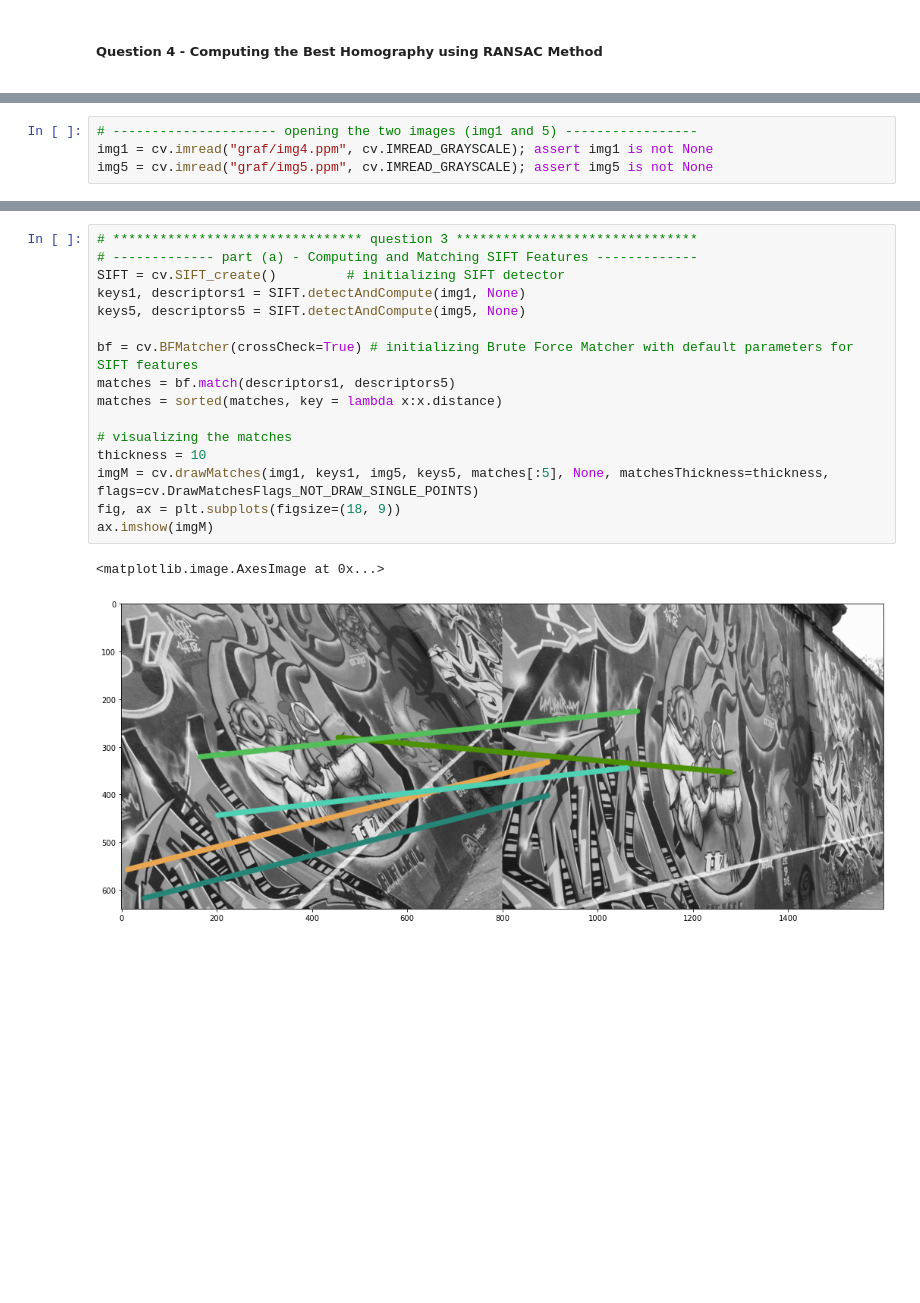
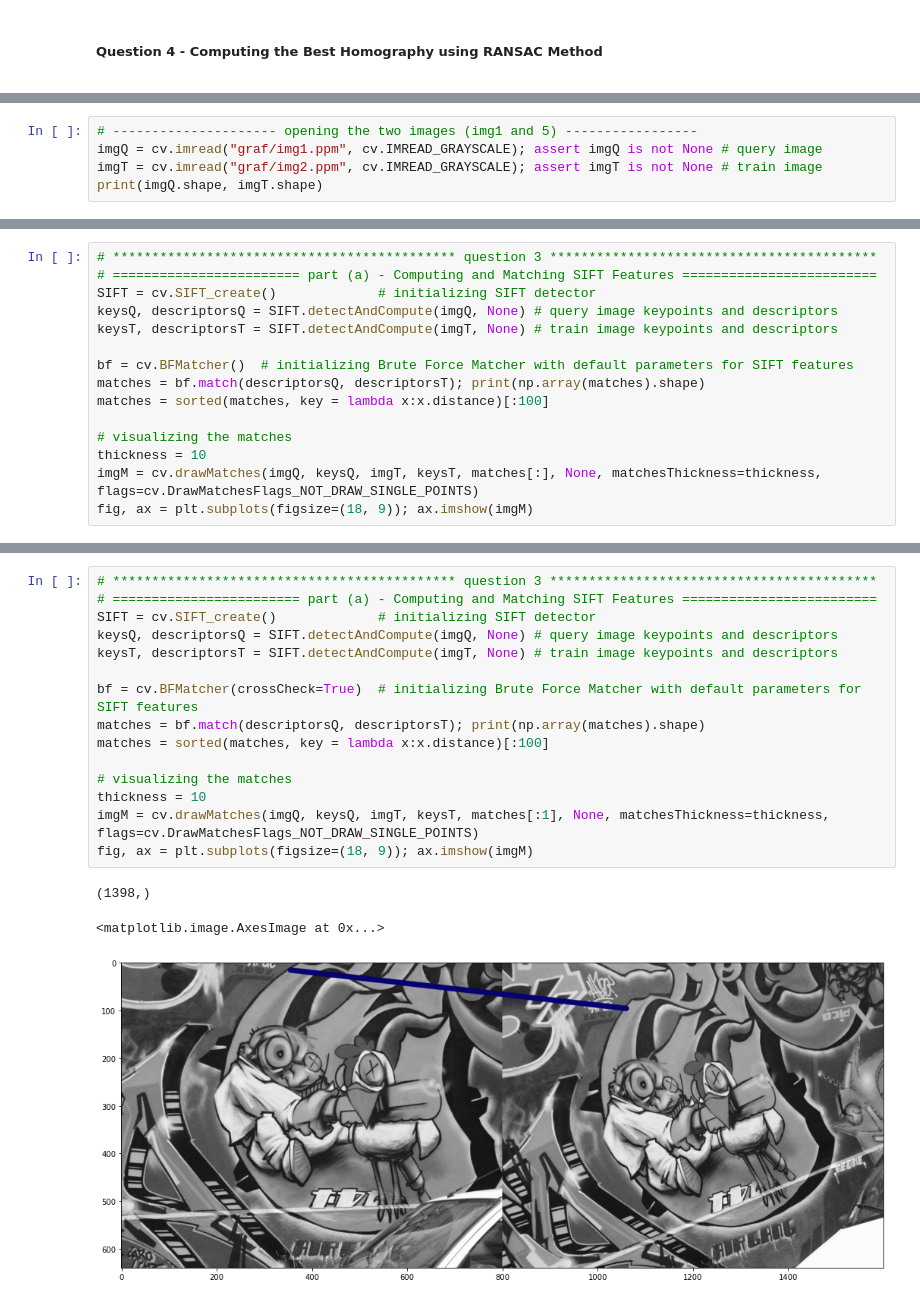
Before and after one commit to rajapaksha-rmpap/EN2550-Assignment-2-190484T, a Jupyter notebook: notebook.ipynb, the cells around one changed output, grey strips where cells are left out. Drawn from its saved outputs; the diff is of its cells as text; blank space fills up the shorter version.

Commit message:
proceed with question 3

```diff
--- a/notebook.ipynb
+++ b/notebook.ipynb
@@ -148,4 +172,5 @@ plotting(1)
 # %%
 # --------------------- opening the two images (img1 and 5) -----------------
-img1 = cv.imread("graf/img4.ppm", cv.IMREAD_GRAYSCALE); assert img1 is not None
-img5 = cv.imread("graf/img5.ppm", cv.IMREAD_GRAYSCALE); assert img5 is not None
+imgQ = cv.imread("graf/img1.ppm", cv.IMREAD_GRAYSCALE); assert imgQ is not None # query image
+imgT = cv.imread("graf/img2.ppm", cv.IMREAD_GRAYSCALE); assert imgT is not None # train image
+print(imgQ.shape, imgT.shape)
@@ -170,0 +179,15 @@ error: OpenCV(4.5.5) D:\a\opencv-python\opencv-python\opencv\modules\imgproc\src
+# %%
+# ******************************************** question 3 ******************************************
+# ======================== part (a) - Computing and Matching SIFT Features =========================
+SIFT = cv.SIFT_create()             # initializing SIFT detector
+keysQ, descriptorsQ = SIFT.detectAndCompute(imgQ, None) # query image keypoints and descriptors
+keysT, descriptorsT = SIFT.detectAndCompute(imgT, None) # train image keypoints and descriptors
+
+bf = cv.BFMatcher()  # initializing Brute Force Matcher with default parameters for SIFT features
+matches = bf.match(descriptorsQ, descriptorsT); print(np.array(matches).shape)
+matches = sorted(matches, key = lambda x:x.distance)[:100]
+
+# visualizing the matches
+thickness = 10
+imgM = cv.drawMatches(imgQ, keysQ, imgT, keysT, matches[:], None, matchesThickness=thickness, flags=cv.DrawMatchesFlags_NOT_DRAW_SINGLE_POINTS)
+fig, ax = plt.subplots(figsize=(18, 9)); ax.imshow(imgM)
@@ -171,19 +316,19 @@ error: OpenCV(4.5.5) D:\a\opencv-python\opencv-python\opencv\modules\imgproc\src
 # %%
-# ******************************** question 3 *******************************
-# ------------- part (a) - Computing and Matching SIFT Features -------------
-SIFT = cv.SIFT_create()         # initializing SIFT detector
-keys1, descriptors1 = SIFT.detectAndCompute(img1, None)
-keys5, descriptors5 = SIFT.detectAndCompute(img5, None)
+# ******************************************** question 3 ******************************************
+# ======================== part (a) - Computing and Matching SIFT Features =========================
+SIFT = cv.SIFT_create()             # initializing SIFT detector
+keysQ, descriptorsQ = SIFT.detectAndCompute(imgQ, None) # query image keypoints and descriptors
+keysT, descriptorsT = SIFT.detectAndCompute(imgT, None) # train image keypoints and descriptors
 
-bf = cv.BFMatcher(crossCheck=True) # initializing Brute Force Matcher with default parameters for SIFT features
-matches = bf.match(descriptors1, descriptors5)
-matches = sorted(matches, key = lambda x:x.distance)
+bf = cv.BFMatcher(crossCheck=True)  # initializing Brute Force Matcher with default parameters for SIFT features
+matches = bf.match(descriptorsQ, descriptorsT); print(np.array(matches).shape)
+matches = sorted(matches, key = lambda x:x.distance)[:100]
 
 # visualizing the matches
 thickness = 10
-imgM = cv.drawMatches(img1, keys1, img5, keys5, matches[:5], None, matchesThickness=thickness, flags=cv.DrawMatchesFlags_NOT_DRAW_SINGLE_POINTS)
-fig, ax = plt.subplots(figsize=(18, 9))
-ax.imshow(imgM)
+imgM = cv.drawMatches(imgQ, keysQ, imgT, keysT, matches[:1], None, matchesThickness=thickness, flags=cv.DrawMatchesFlags_NOT_DRAW_SINGLE_POINTS)
+fig, ax = plt.subplots(figsize=(18, 9)); ax.imshow(imgM)
 # %% [output]
-<matplotlib.image.AxesImage at 0x...>
+(1398,)
+<matplotlib.image.AxesImage at 0x...>
-[figure, old version]
+[figure, new version]
```
Also changed, not shown: parts of 12 cells of this notebook, 1 other file.
